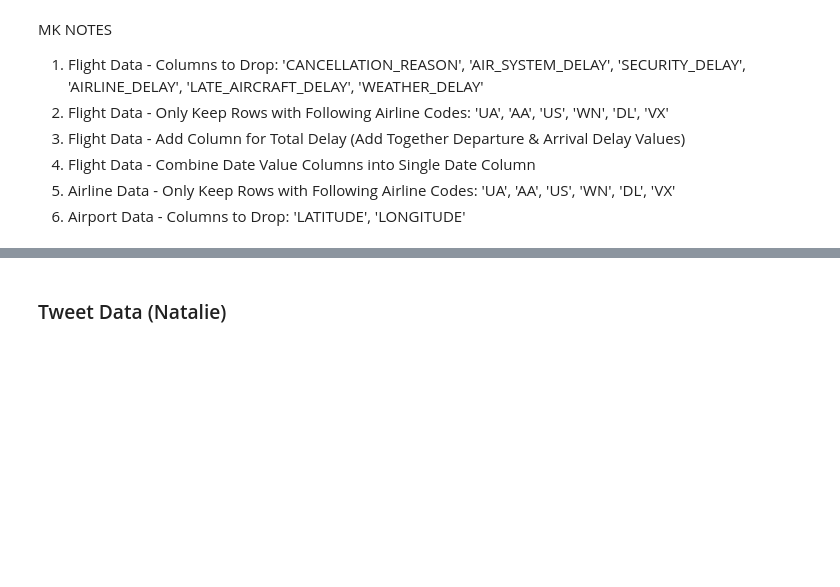
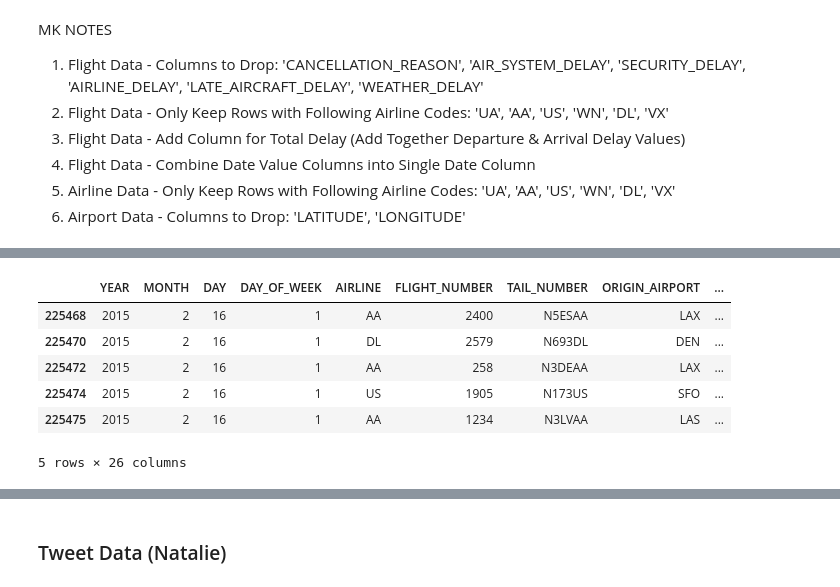
Before and after one commit to mjknj18/February-2015-Airline-Delays-Tweets-ETL, a Jupyter notebook: February_2015_Airline_Delays-Tweets_ETL_Main.ipynb, the cells around one changed output, grey strips where cells are left out. Saved outputs shown, nothing was run; the diff lists cells and outputs as text; code cells hidden in the pictures; blank space fills up the shorter version.

```diff
--- a/February_2015_Airline_Delays-Tweets_ETL_Main.ipynb
+++ b/February_2015_Airline_Delays-Tweets_ETL_Main.ipynb
@@ -18,0 +42,8 @@ MK NOTES
+# %%
+#Flight Data - Only Keep Rows with Following Airline Codes: 'UA', 'AA', 'US', 'WN', 'DL', 'VX'
+array = ['UA', 'AA', 'US', 'WN', 'DL', 'VX']
+update2_flights = update1_flights.loc[update1_flights['AIRLINE'].isin(array)]
+update2_flights
+# %%
+update2_flights['Total Delay'] = update1_flights['SCHEDULED_DEPARTURE'] + update1_flights['ARRIVAL_DELAY']
+update2_flights.head()
@@ -18,0 +65,4 @@ MK NOTES
+# %%
+#FINAL DF
+update3_flights = update2_flights[(update2_flights['DAY'] >= 16) & (update2_flights['DAY'] <= 24)]
+update3_flights.head()
@@ -18,0 +206,7 @@ MK NOTES
+# %%
+latedf['SCHEDULED_ARRIVAL'] = scheduled_arrival
+latedf['SCHEDULED_DEPARTURE'] = scheduled_departure
+latedf['DEPARTURE_TIME'] = departure_time
+latedf['WHEELS_OFF'] = wheels_off
+latedf['WHEELS_ON'] = wheels_on
+latedf['ARRIVAL_TIME'] = arrival_time
@@ -18,0 +231,10 @@ MK NOTES
+# %%
+latedf.head()
+# %% [output]
+|  | YEAR | MONTH | DAY | DAY_OF_WEEK | AIRLINE | FLIGHT_NUMBER | TAIL_NUMBER | ORIGIN_AIRPORT | ... |
+| 225468 | 2015 | 2 | 16 | 1 | AA | 2400 | N5ESAA | LAX | ... |
+| 225470 | 2015 | 2 | 16 | 1 | DL | 2579 | N693DL | DEN | ... |
+| 225472 | 2015 | 2 | 16 | 1 | AA | 258 | N3DEAA | LAX | ... |
+| 225474 | 2015 | 2 | 16 | 1 | US | 1905 | N173US | SFO | ... |
+| 225475 | 2015 | 2 | 16 | 1 | AA | 1234 | N3LVAA | LAS | ... |
+5 rows × 26 columns
```
Also changed, not shown: parts of 19 cells of this notebook.
